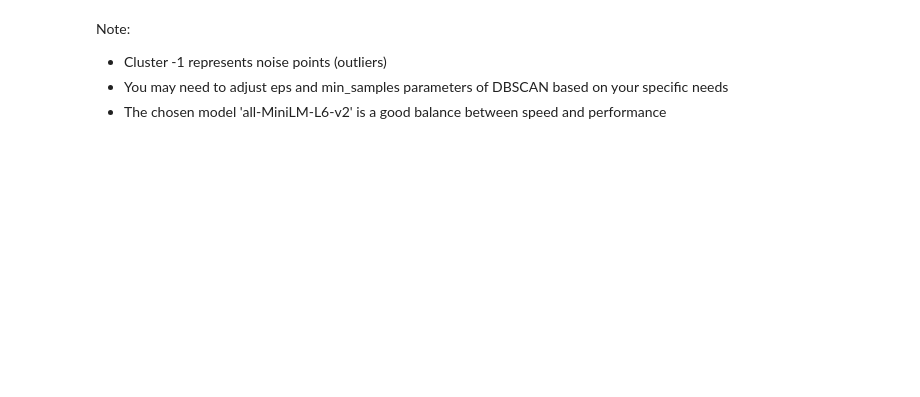
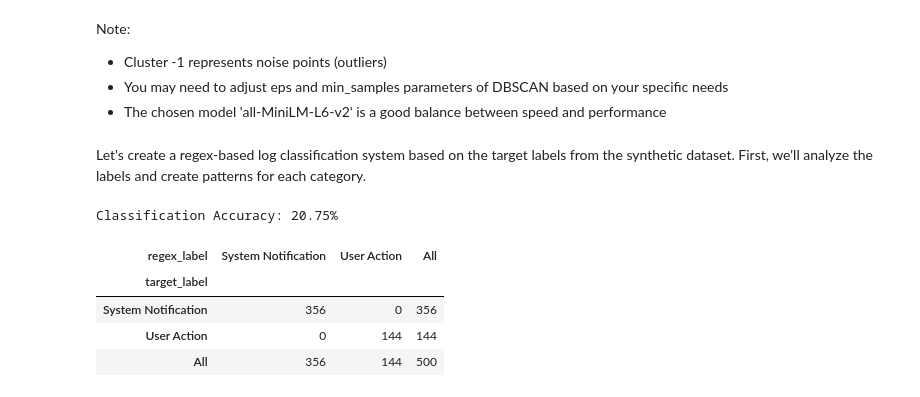
Before and after one commit to OthmaneAbder2303/log_classification_system, a Jupyter notebook: training/log_classification.ipynb, the cells around one changed output. Saved outputs shown, nothing was run; the diff lists cells and outputs as text; code cells hidden in the pictures; blank space fills up the shorter version.

```diff
--- a/training/log_classification.ipynb
+++ b/training/log_classification.ipynb
@@ -135,3 +119,6 @@ Note:
 - Cluster -1 represents noise points (outliers)
 - You may need to adjust eps and min_samples parameters of DBSCAN based on your specific needs
 - The chosen model 'all-MiniLM-L6-v2' is a good balance between speed and performance
+# %% [markdown]
+Let's create a regex-based log classification system based on the target labels from the synthetic dataset.
+First, we'll analyze the labels and create patterns for each category.
@@ -137,0 +145,19 @@ Note:
+# %%
+# Apply classification to the dataset
+df['regex_label'] = df['log_message'].apply(classify_log)
+
+# Calculate accuracy
+accuracy = (df['regex_label'] == df['target_label']).mean()
+print(f"Classification Accuracy: {accuracy:.2%}")
+
+# Show confusion matrix
+confusion = pd.crosstab(df['target_label'], df['regex_label'],
+                        margins=True)
+confusion
+# %% [output]
+Classification Accuracy: 20.75%
+| regex_label | System Notification | User Action | All |
+| target_label |  |  |  |
+| System Notification | 356 | 0 | 356 |
+| User Action | 0 | 144 | 144 |
+| All | 356 | 144 | 500 |
```
Also changed, not shown: parts of 8 cells of this notebook.
